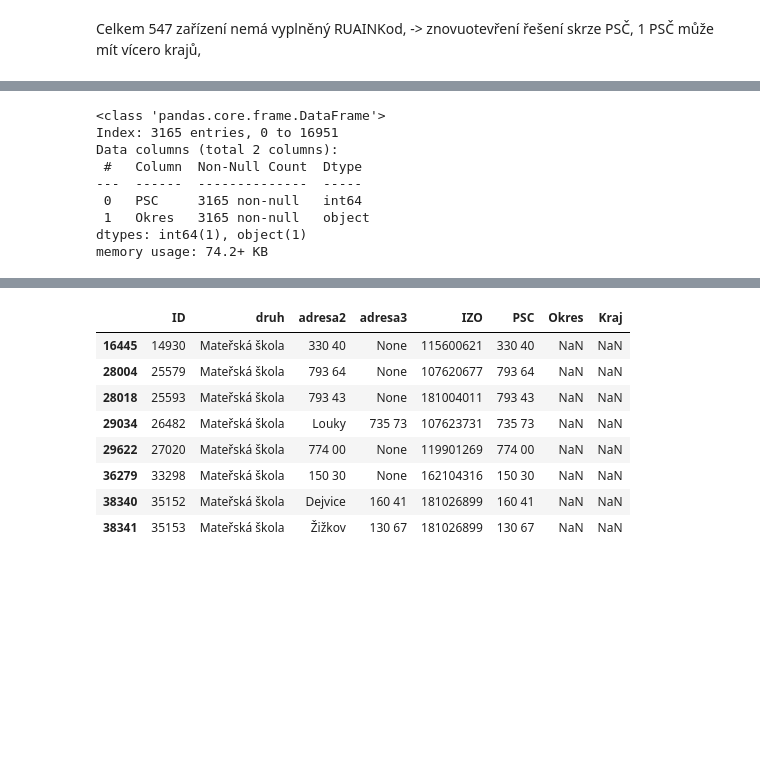
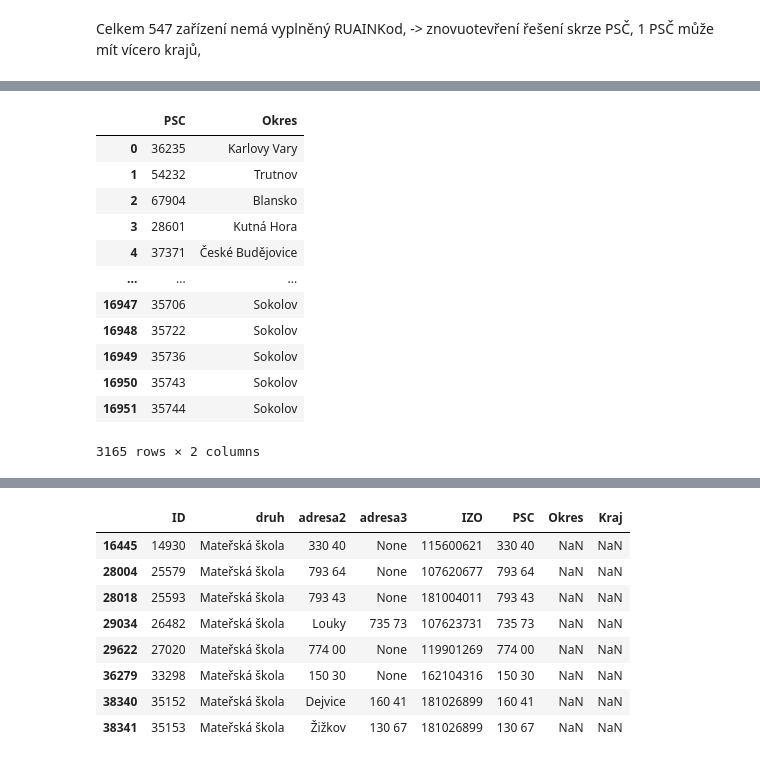
Before and after one commit to klbek/projekt_skolstvi, a Jupyter notebook: zakladni_info-upgrade.ipynb, the cells around one changed output, grey strips where cells are left out. Cells and saved outputs as stored; diff of their text form; code cells hidden in the pictures; blank space fills up the shorter version.

```diff
--- a/zakladni_info-upgrade.ipynb
+++ b/zakladni_info-upgrade.ipynb
@@ -152,19 +154,23 @@ zarizeni_misto
 38533 rows × 7 columns
 # %%
-psc_okres = pd.read_csv(r'D:\git\skolstvi_projekt\adresa\psc2okres.csv') # obsahuje duplicity, 77 okresů
+psc_okres = pd.read_csv(r'D:\git\skolstvi_projekt\adresa\psc2okres.csv') # obsahuje duplicity, a celkem uniq 77 okresů
 okres_kraj = pd.read_csv(r'D:\git\skolstvi_projekt\adresa\okres2kraj.csv') # pouze unikátní hodnoty, míň okresu, než má psc okresů, 82 okresů
 psc_okres = psc_okres.drop_duplicates() # dropnutí duplikátu z cca 17tis na cca 3tis záznamů
-psc_okres.info()
+psc_okres
 # %% [output]
+|  | PSC | Okres |
+| 0 | 36235 | Karlovy Vary |
+| 1 | 54232 | Trutnov |
+| 2 | 67904 | Blansko |
+| 3 | 28601 | Kutná Hora |
+| 4 | 37371 | České Budějovice |
+| ... | ... | ... |
+| 16947 | 35706 | Sokolov |
+| 16948 | 35722 | Sokolov |
+| 16949 | 35736 | Sokolov |
+| 16950 | 35743 | Sokolov |
+| 16951 | 35744 | Sokolov |
-<class 'pandas.core.frame.DataFrame'>
-Index: 3165 entries, 0 to 16951
-Data columns (total 2 columns):
- #   Column  Non-Null Count  Dtype
----  ------  --------------  -----
- 0   PSC     3165 non-null   int64
- 1   Okres   3165 non-null   object
-dtypes: int64(1), object(1)
-memory usage: 74.2+ KB
+3165 rows × 2 columns
 # %%
 # vytvoreni nové tabulky -> dle PSČ zjistime pravděpodobně kraj
 psc_kraj = okres_kraj.merge(psc_okres, how='right', on='Okres')
```
Also changed, not shown: parts of 2 cells of this notebook.
